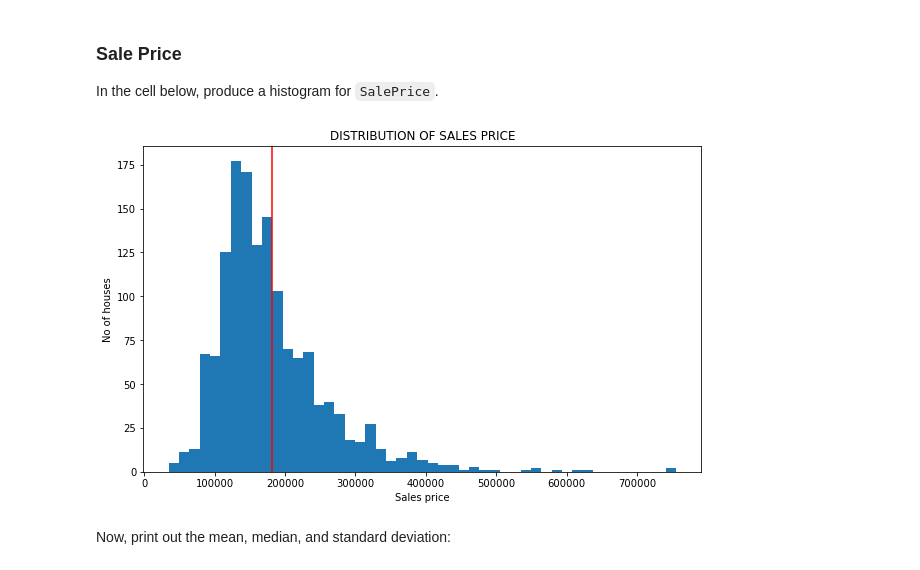
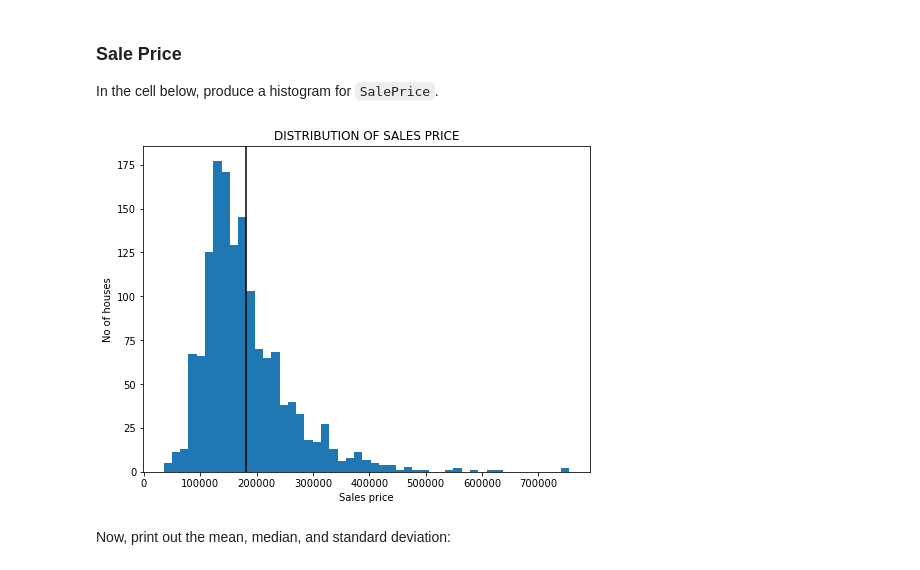
Before and after one commit to KweyuV/dsc-pandas-eda-lab, a Jupyter notebook: index.ipynb, the cells around one changed output. Cells and saved outputs as stored; diff of their text form; code cells hidden in the pictures.

```diff
--- a/index.ipynb
+++ b/index.ipynb
@@ -183,15 +196,15 @@ Each histogram should have appropriate title and axes labels, as well as a black
 In the cell below, produce a histogram for `SalePrice`.
 # %%
 mean = df["SalePrice"].mean()
-plt.figure(figsize = (10,6))
+plt.figure(figsize = (8,6))
 plt.hist(df.SalePrice, bins = "auto")
-plt.axvline(mean, color = "red")
+plt.axvline(mean, color = "black")
 plt.title("DISTRIBUTION OF SALES PRICE")
 plt.xlabel("Sales price")
 plt.ylabel("No of houses")
 plt.show();
 # %% [output]
-[figure, old version]
+[figure, new version]
 # %% [markdown]
 Now, print out the mean, median, and standard deviation:
 # %%
```
Also changed, not shown: parts of 2 cells of this notebook.
